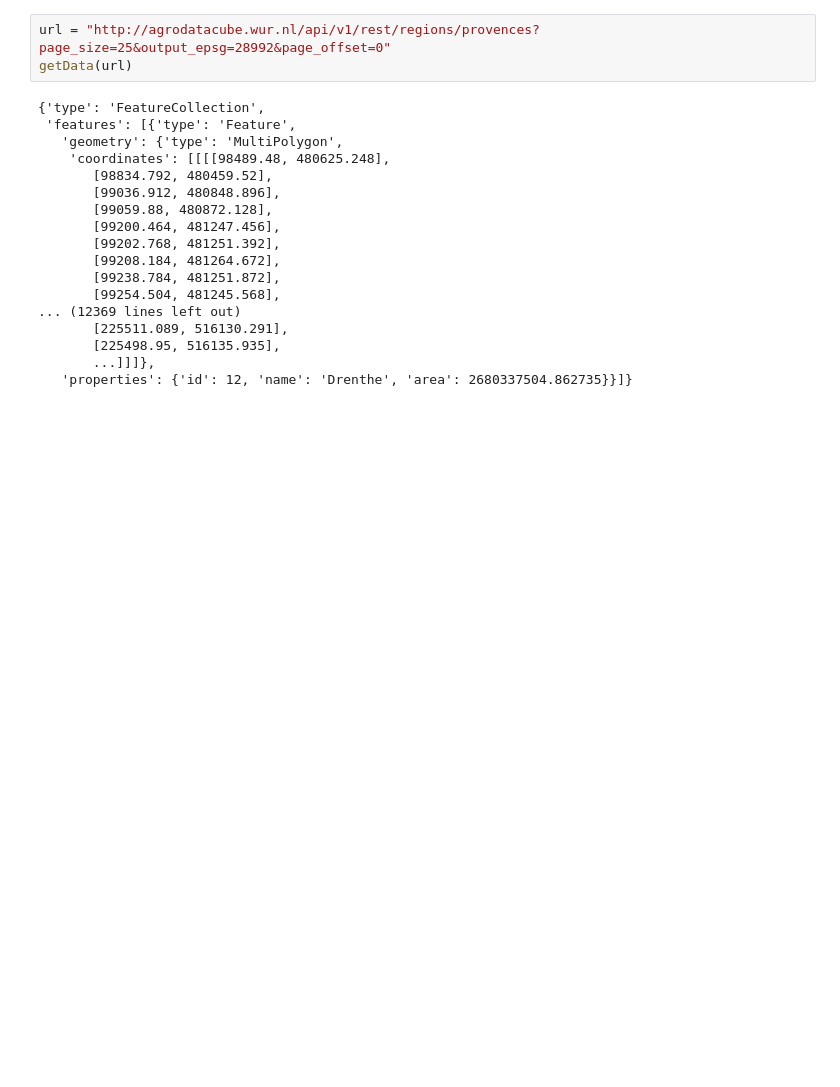
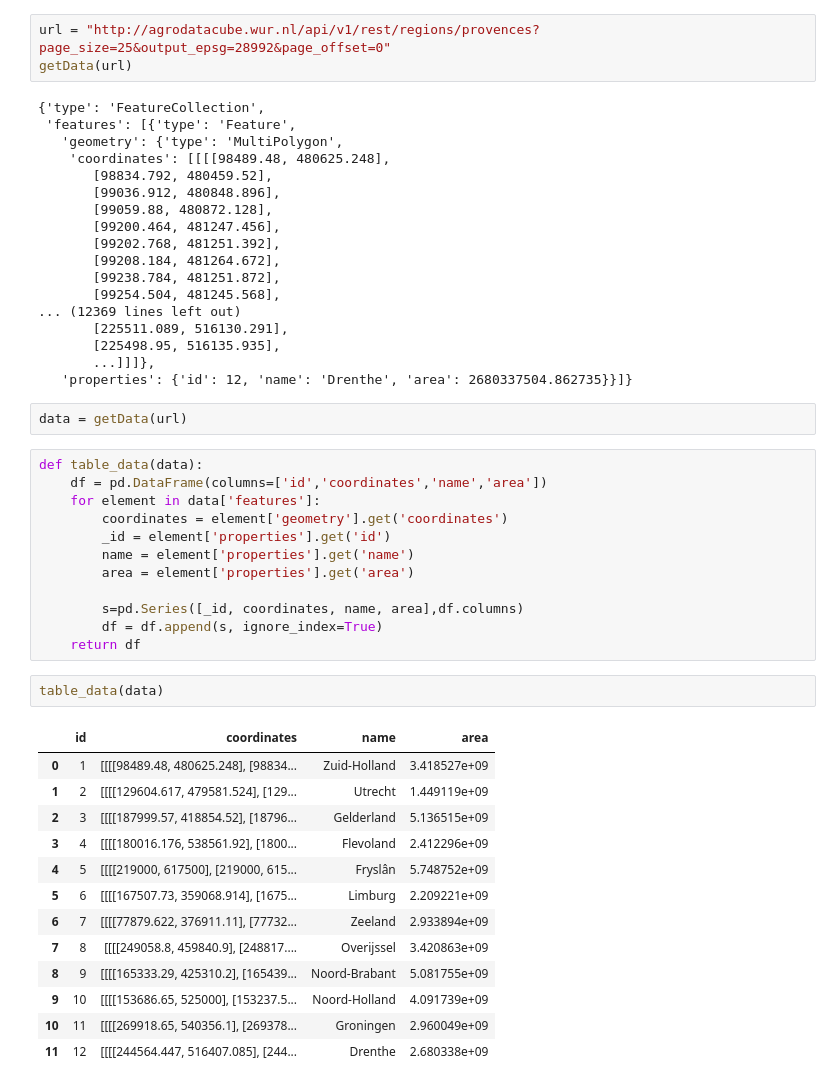
Before and after one commit to Desae/CFO-Project, a Jupyter notebook: 6. Regions.ipynb, the cells around one changed output. Saved outputs shown, nothing was run; the diff lists cells and outputs as text; blank space fills up the shorter version.

```diff
--- a/6. Regions.ipynb
+++ b/6. Regions.ipynb
@@ -99,3 +164,33 @@ getData(url)
        [225498.95, 516135.935],
        ...]]]},
    'properties': {'id': 12, 'name': 'Drenthe', 'area': 2680337504.862735}}]}
+# %%
+data = getData(url)
+# %%
+def table_data(data):
+    df = pd.DataFrame(columns=['id','coordinates','name','area'])
+    for element in data['features']:
+        coordinates = element['geometry'].get('coordinates')
+        _id = element['properties'].get('id')
+        name = element['properties'].get('name')
+        area = element['properties'].get('area')
+
+        s=pd.Series([_id, coordinates, name, area],df.columns)
+        df = df.append(s, ignore_index=True)
+    return df
+# %%
+table_data(data)
+# %% [output]
+|  | id | coordinates | name | area |
+| 0 | 1 | [[[[98489.48, 480625.248], [98834... | Zuid-Holland | 3.418527e+09 |
+| 1 | 2 | [[[[129604.617, 479581.524], [129... | Utrecht | 1.449119e+09 |
+| 2 | 3 | [[[[187999.57, 418854.52], [18796... | Gelderland | 5.136515e+09 |
+| 3 | 4 | [[[[180016.176, 538561.92], [1800... | Flevoland | 2.412296e+09 |
+| 4 | 5 | [[[[219000, 617500], [219000, 615... | Fryslân | 5.748752e+09 |
+| 5 | 6 | [[[[167507.73, 359068.914], [1675... | Limburg | 2.209221e+09 |
+| 6 | 7 | [[[[77879.622, 376911.11], [77732... | Zeeland | 2.933894e+09 |
+| 7 | 8 | [[[[249058.8, 459840.9], [248817.... | Overijssel | 3.420863e+09 |
+| 8 | 9 | [[[[165333.29, 425310.2], [165439... | Noord-Brabant | 5.081755e+09 |
+| 9 | 10 | [[[[153686.65, 525000], [153237.5... | Noord-Holland | 4.091739e+09 |
+| 10 | 11 | [[[[269918.65, 540356.1], [269378... | Groningen | 2.960049e+09 |
+| 11 | 12 | [[[[244564.447, 516407.085], [244... | Drenthe | 2.680338e+09 |
```
Also changed, not shown: parts of 13 cells of this notebook, 3 other files.
